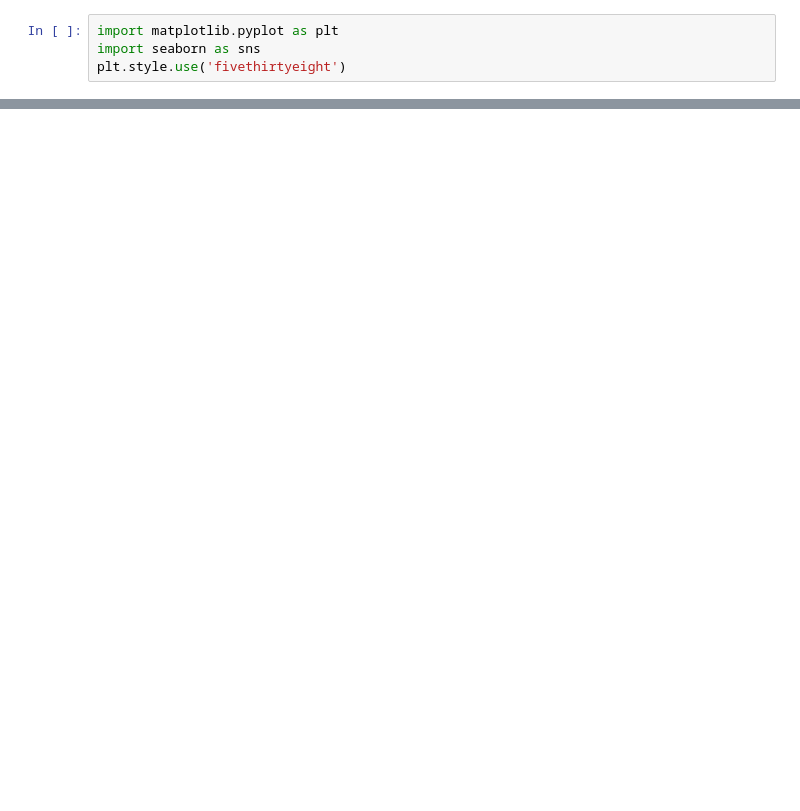
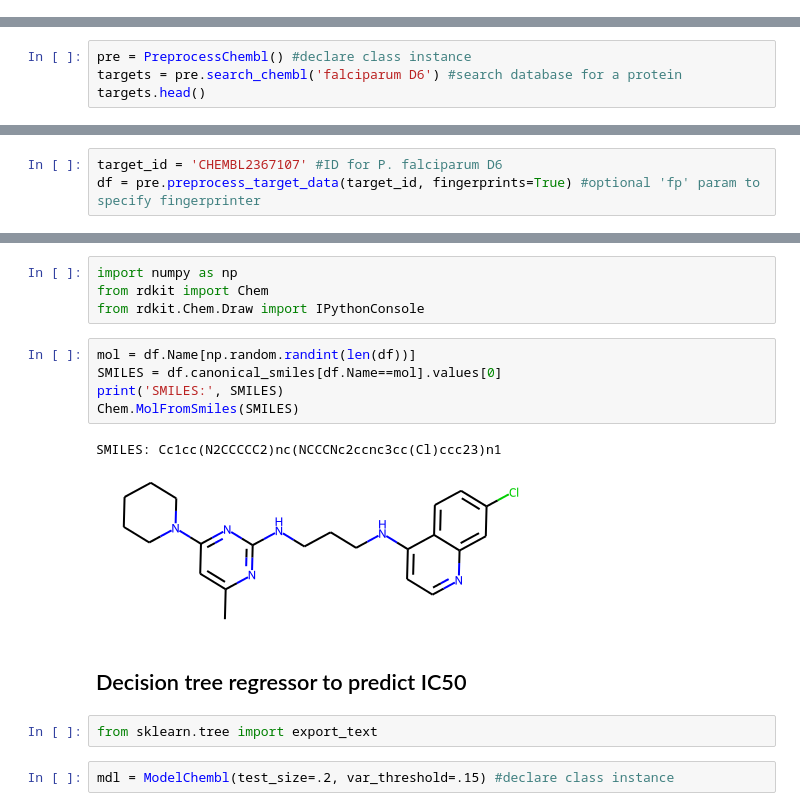
Before and after one commit to Germain-Drug-Discovery-Project/drug-discovery-project, a Jupyter notebook: drug-discovery-1.ipynb, the cells around one changed output, grey strips where cells are left out. Cells and saved outputs as stored; diff of their text form; blank space fills up the shorter version.

```diff
--- a/drug-discovery-1.ipynb
+++ b/drug-discovery-1.ipynb
@@ -155,4 +0,0 @@ Three representations of molecule CHEMBL2035993:
-# %%
-import matplotlib.pyplot as plt
-import seaborn as sns
-plt.style.use('fivethirtyeight')
@@ -267,0 +23,4 @@ plt.show()
+# %%
+pre = PreprocessChembl() #declare class instance
+targets = pre.search_chembl('falciparum D6') #search database for a protein
+targets.head()
@@ -267,0 +34,3 @@ plt.show()
+# %%
+target_id = 'CHEMBL2367107' #ID for P. falciparum D6
+df = pre.preprocess_target_data(target_id, fingerprints=True) #optional 'fp' param to specify fingerprinter
@@ -267,0 +58,19 @@ plt.show()
+# %%
+import numpy as np
+from rdkit import Chem
+from rdkit.Chem.Draw import IPythonConsole
+# %%
+mol = df.Name[np.random.randint(len(df))]
+SMILES = df.canonical_smiles[df.Name==mol].values[0]
+print('SMILES:', SMILES)
+Chem.MolFromSmiles(SMILES)
+# %% [output]
+SMILES: Cc1cc(N2CCCCC2)nc(NCCCNc2ccnc3cc(Cl)ccc23)n1
+[figure, added]
+# %% [markdown]
+<a name='tree'></a>
+## Decision tree regressor to predict IC50
+# %%
+from sklearn.tree import export_text
+# %%
+mdl = ModelChembl(test_size=.2, var_threshold=.15) #declare class instance
```
Also changed, not shown: parts of 61 cells of this notebook, 2 other files.
